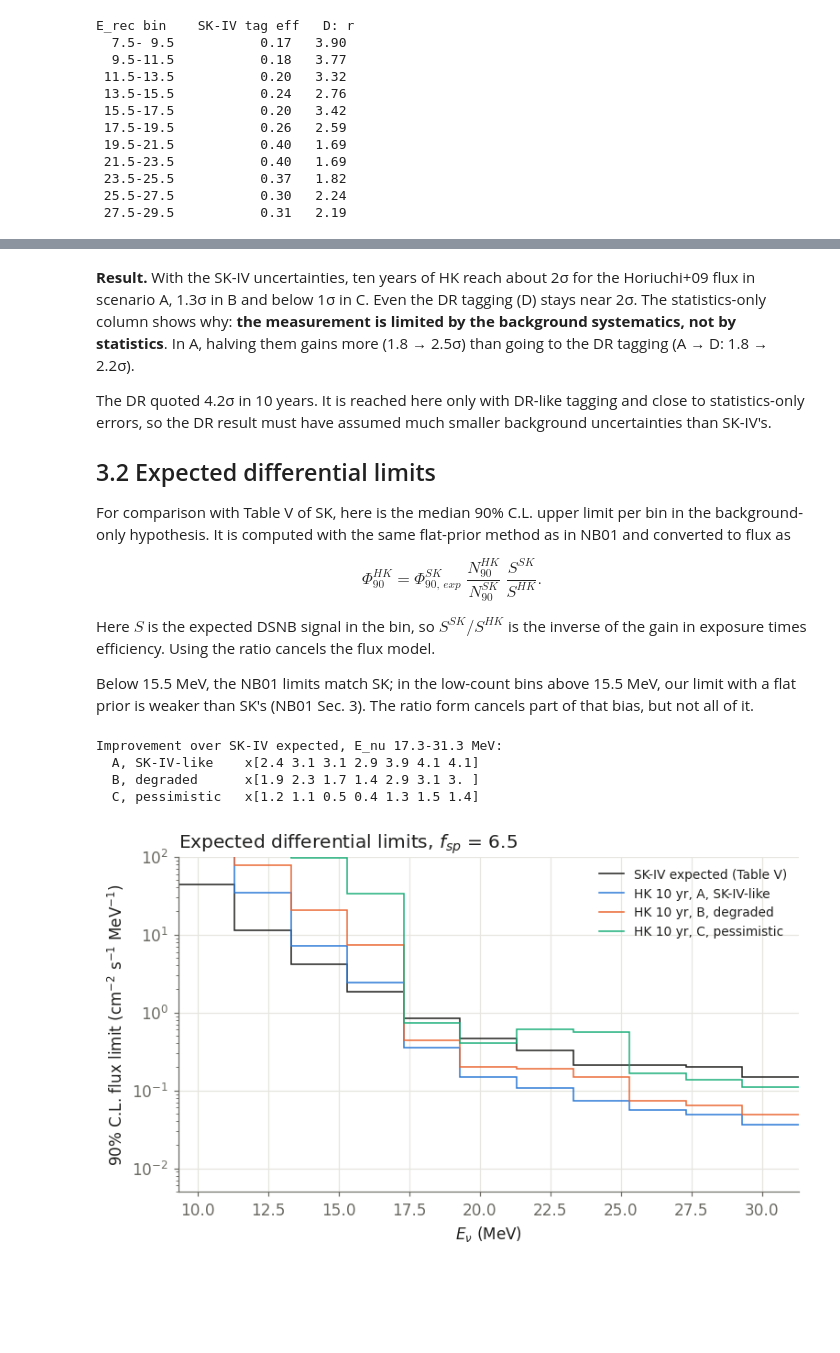
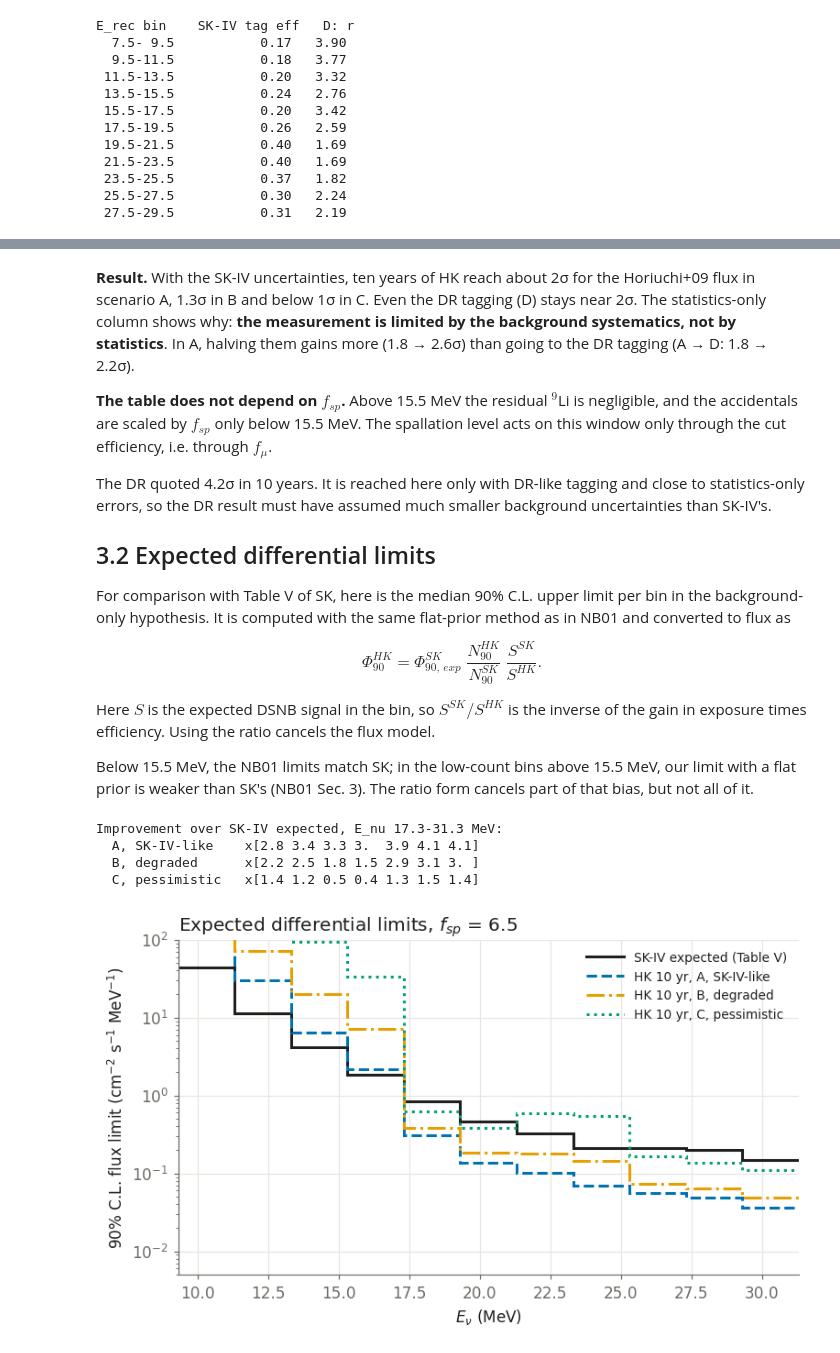
Before and after one commit to jahernando/hk-sunu, a Jupyter notebook: NB/NB02_hk_dsnb_projection.ipynb, the cells around one changed output, grey strips where cells are left out. Cells and saved outputs as stored; diff of their text form; code cells hidden in the pictures; blank space fills up the shorter version.

```diff
--- a/NB/NB02_hk_dsnb_projection.ipynb
+++ b/NB/NB02_hk_dsnb_projection.ipynb
@@ -159,7 +156,7 @@ scenarios = {
     "C": hk.NtagScenario("C, pessimistic", 0.5, 10.0),
     "D": hk.NtagScenario("D, DR reference", np.asarray(0.67 / ntag_sk), 1.0),
 }
-colors = dict(zip(scenarios, SERIES))
+idx = {key: i for i, key in enumerate(scenarios)}  # style index: A blue/circle, B orange/square, ... as in NB03-04
 
 print("E_rec bin    SK-IV tag eff   D: r")
 for lo, hi, e, r in zip(window["erec_lo"], window["erec_hi"], ntag_sk, scenarios["D"].efficiency_scale):
@@ -186,17 +183,17 @@ Ten livetime years of HK, about 1870 kton yr, with $f_{sp}=6.5$, the lower ICRC2
 # %%
 EXPOSURE_10YR = 10 * hk.FIDUCIAL_KTON
-F_SP = 6.5
+F_SP = 6.5  # f_sp; f_mu = F_MU throughout
 
 fig, axes = plt.subplots(2, 2, figsize=(9.6, 7.0), sharex=True)
 for ax, (key, scenario) in zip(axes.flat, scenarios.items()):
-    out = hk.project(EXPOSURE_10YR, scenario, F_SP)
+    out = hk.project(EXPOSURE_10YR, scenario, F_SP, muon_scale=F_MU)
     bottom = np.zeros(11)
-    for comp, color in zip(sk4.BACKGROUNDS, ["#c9c7bd", "#a6a499", "#7b7a72", "#e6e5df", "#d9b77a"]):
-        ax.bar(edges[:-1], out[comp], width=2.0, bottom=bottom, align="edge", color=color,
+    for i, comp in enumerate(sk4.BACKGROUNDS):
+        ax.bar(edges[:-1], out[comp], width=2.0, bottom=bottom, align="edge", **fill(i, background=True),
                edgecolor="white", linewidth=0.5, label=labels[comp])
         bottom += out[comp]
-    stair(ax, bottom + out["signal"], edges, color=SERIES[0], label="Background + DSNB")
-    stair(ax, out["signal"], edges, color=SERIES[1], label="DSNB (Horiuchi+09)")
+    stair(ax, bottom + out["signal"], edges, **style(0), label="Background + DSNB")
+    stair(ax, out["signal"], edges, **style(1), label="DSNB (Horiuchi+09)")
     ax.axvline(15.5, color=MUTED, ls="--", lw=1)
     ax.set(yscale="log", ylim=(0.5, 3e3), xlim=(7.5, 29.5))
     ax.set_title(scenario.name, loc="left", fontsize=11)
@@ -212,6 +209,6 @@ fig.tight_layout()
 # %%
 def summary(scenario, f_sp, exposure=EXPOSURE_10YR):
-    out = hk.project(exposure, scenario, f_sp)
+    out = hk.project(exposure, scenario, f_sp, muon_scale=F_MU)
     return {key: out[key][high].sum() for key in ["signal", *sk4.BACKGROUNDS, "total"]}
 
 sk_ref = {key: window[key][high].sum() for key in sk4.BACKGROUNDS + ["total"]}
@@ -261,11 +258,11 @@ Two systematic hypotheses are shown:
 As a reference, the same treatment gives 1.0σ for SK-IV with the Horiuchi+09 signal.
 # %%
 def significance(scenario, f_sp, exposure, rel=rel_sk):
-    out = hk.project(exposure, scenario, f_sp)
+    out = hk.project(exposure, scenario, f_sp, muon_scale=F_MU)
     components = np.array([out[key][high] for key in sk4.BACKGROUNDS])
     return stats.binned_significance(out["signal"][high], components, rel)
 
-sk_out = hk.project(hk.sk4_exposure_kton_yr(), scenarios["A"], 1.0)
+sk_out = hk.project(hk.sk4_exposure_kton_yr(), scenarios["A"], 1.0, muon_scale=1.0)
 z_sk = stats.binned_significance(sk_out["signal"][high],
                                  np.array([sk_out[key][high] for key in sk4.BACKGROUNDS]), rel_sk)
 print(f"SK-IV, same treatment: {z_sk:.2f} sigma")
@@ -275,8 +272,8 @@ fig, ax = plt.subplots()
 for key, scenario in scenarios.items():
     z_nom = [significance(scenario, F_SP, y * hk.FIDUCIAL_KTON) for y in years]
     z_half = [significance(scenario, F_SP, y * hk.FIDUCIAL_KTON, rel_sk / 2) for y in years]
-    ax.plot(years, z_nom, color=colors[key], label=scenario.name)
-    ax.plot(years, z_half, color=colors[key], ls="--", lw=1.5)
+    ax.plot(years, z_nom, **style(idx[key], ls="-", marker=True), markevery=(idx[key], 4), label=scenario.name)
+    ax.plot(years, z_half, **style(idx[key], ls="--", marker=True), markevery=(idx[key], 4), lw=1.5, mfc="white")
 ax.plot([], [], color=MUTED, label="SK-IV uncertainties")
 ax.plot([], [], color=MUTED, ls="--", lw=1.5, label="Halved uncertainties")
 ax.axhline(3, color=MUTED, lw=1)
@@ -306,5 +303,7 @@ D, DR reference      2.2   3.4   5.3       2.2   3.2   4.8       2.0   2.9   4.0
 # %% [markdown]
-**Result.** With the SK-IV uncertainties, ten years of HK reach about 2σ for the Horiuchi+09 flux in scenario A, 1.3σ in B and below 1σ in C. Even the DR tagging (D) stays near 2σ. The statistics-only column shows why: **the measurement is limited by the background systematics, not by statistics**. In A, halving them gains more (1.8 → 2.5σ) than going to the DR tagging (A → D: 1.8 → 2.2σ).
+**Result.** With the SK-IV uncertainties, ten years of HK reach about 2σ for the Horiuchi+09 flux in scenario A, 1.3σ in B and below 1σ in C. Even the DR tagging (D) stays near 2σ. The statistics-only column shows why: **the measurement is limited by the background systematics, not by statistics**. In A, halving them gains more (1.8 → 2.6σ) than going to the DR tagging (A → D: 1.8 → 2.2σ).
+
+**The table does not depend on $f_{sp}$.** Above 15.5 MeV the residual $^9$Li is negligible, and the accidentals are scaled by $f_{sp}$ only below 15.5 MeV. The spallation level acts on this window only through the cut efficiency, i.e. through $f_\mu$.
 
 The DR quoted 4.2σ in 10 years. It is reached here only with DR-like tagging and close to statistics-only errors, so the DR result must have assumed much smaller background uncertainties than SK-IV's.
 
@@ -320,32 +319,32 @@ Below 15.5 MeV, the NB01 limits match SK; in the low-count bins above 15.5 MeV,
 # %%
 def n90_expected(out):
     components = np.column_stack([out[key] for key in sk4.BACKGROUNDS])
     return np.array([stats.upper_limit(b.sum(), b, rel_sk, n_toys=4000) for b in components])
 
 n90_sk = n90_expected(sk_out)
 enu_lo = sk4.TABLE_V["enu_lo"]
 enu_edges = np.append(enu_lo, enu_lo[-1] + 2.0)
 
 fig, ax = plt.subplots()
 stair(ax, sk4.TABLE_V["expected"], enu_edges, color=INK, label="SK-IV expected (Table V)")
 hk_limits = {}
-for key in ["A", "B", "C"]:
-    out = hk.project(EXPOSURE_10YR, scenarios[key], F_SP)
+for key in ["A", "B", "C"]:  # line style shifted by one: solid is SK-IV's
+    out = hk.project(EXPOSURE_10YR, scenarios[key], F_SP, muon_scale=F_MU)
     hk_limits[key] = sk4.TABLE_V["expected"] * n90_expected(out) / n90_sk * sk_out["signal"] / out["signal"]
-    stair(ax, hk_limits[key], enu_edges, color=colors[key], label=f"HK 10 yr, {scenarios[key].name}")
+    stair(ax, hk_limits[key], enu_edges, **style(idx[key], ls=LINESTYLES[idx[key] + 1]), label=f"HK 10 yr, {scenarios[key].name}")
 ax.set(yscale="log", xlim=(9.3, 31.3), ylim=(5e-3, 100), xlabel="$E_\\nu$ (MeV)",
        ylabel="90% C.L. flux limit (cm$^{-2}$ s$^{-1}$ MeV$^{-1}$)")
 ax.set_title(f"Expected differential limits, $f_{{sp}}$ = {F_SP}", loc="left")
 ax.legend(loc="upper right", fontsize=9)
 fig.tight_layout()
 
 print("Improvement over SK-IV expected, E_nu 17.3-31.3 MeV:")
 for key, lim in hk_limits.items():
     print(f"  {scenarios[key].name:16} x{np.round(sk4.TABLE_V['expected'][4:] / lim[4:], 1)}")
 # %% [output]
 Improvement over SK-IV expected, E_nu 17.3-31.3 MeV:
-  A, SK-IV-like    x[2.4 3.1 3.1 2.9 3.9 4.1 4.1]
-  B, degraded      x[1.9 2.3 1.7 1.4 2.9 3.1 3. ]
-  C, pessimistic   x[1.2 1.1 0.5 0.4 1.3 1.5 1.4]
+  A, SK-IV-like    x[2.8 3.4 3.3 3.  3.9 4.1 4.1]
+  B, degraded      x[2.2 2.5 1.8 1.5 2.9 3.1 3. ]
+  C, pessimistic   x[1.4 1.2 0.5 0.4 1.3 1.5 1.4]
-[figure, old version]
+[figure, new version]
 # %% [markdown]
```
Also changed, not shown: parts of 13 cells of this notebook, 9 other files.
